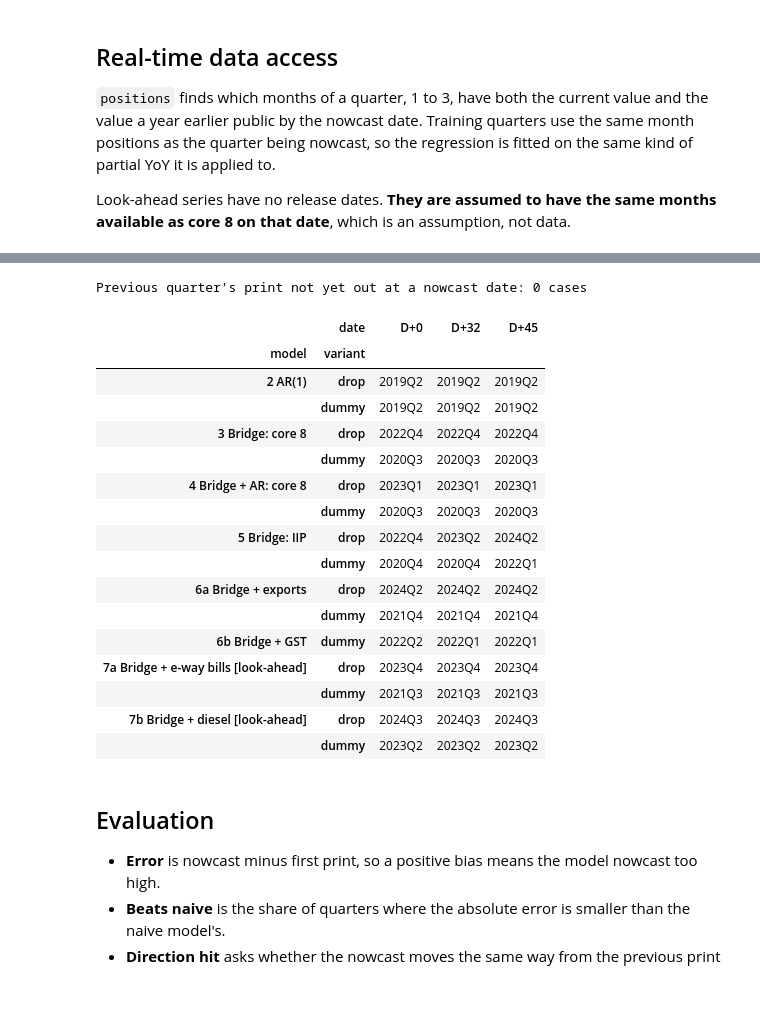
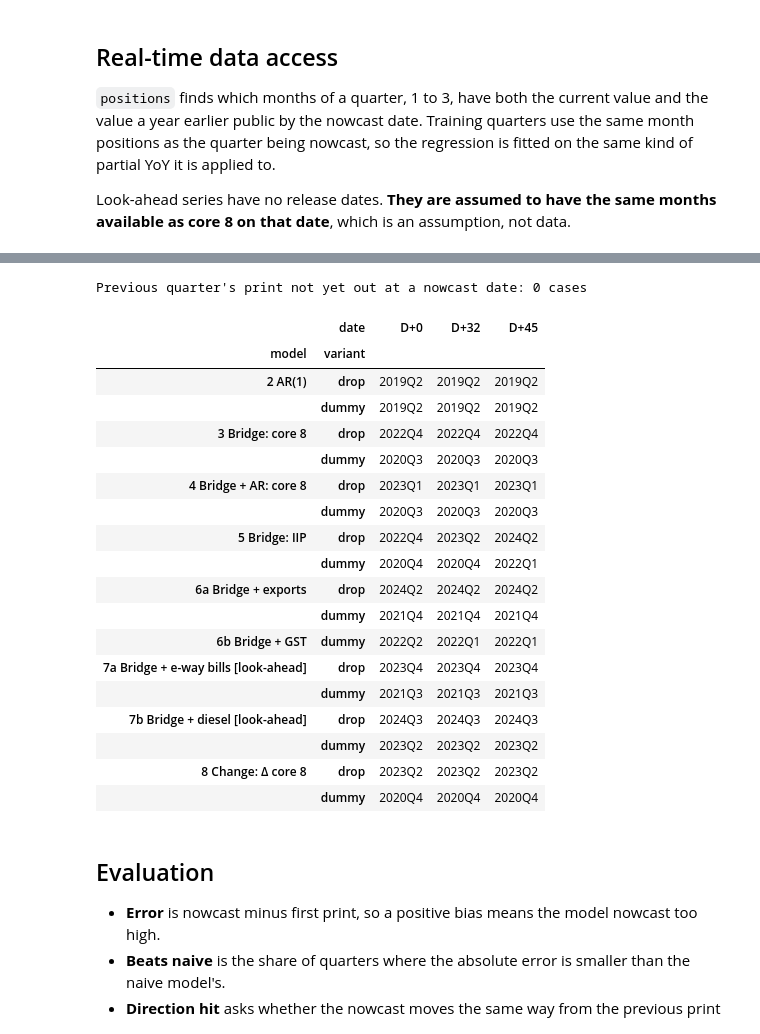
Before and after one commit to sayandp/india-gdp-nowcaster, a Jupyter notebook: notebooks/04_models.ipynb, the cells around one changed output, grey strips where cells are left out. Saved outputs shown, nothing was run; the diff lists cells and outputs as text; code cells hidden in the pictures; blank space fills up the shorter version.

```diff
--- a/notebooks/04_models.ipynb
+++ b/notebooks/04_models.ipynb
@@ -151,8 +153,10 @@ MODELS = {
     "6b Bridge + GST": ["core8", "gst"],
     "7a Bridge + e-way bills [look-ahead]": ["core8", "eway"],
     "7b Bridge + diesel [look-ahead]": ["core8", "diesel"],
+    "8 Change: Δ core 8": "change",  # Phase 4b, pre-registered
 }
 MAIN = list(MODELS)[:5]
+M8 = "8 Change: Δ core 8"
 
 def regressors(feats, q, pos, asof):
     return [gdp_known(prevq(q), asof) if f == "ar" else yoy(f, q, pos[f], asof) for f in feats]
@@ -184,6 +188,35 @@ def fit_predict(feats, variant, t, asof, drop=(), train_quarters=WINDOW, x_overr
     xt = np.r_[1.0, x_t, [float(t in COVID)] if use_dummy else []]
     return {"nowcast": float(xt @ beta), "n_train": len(y), "months": ",".join(f"{f}:{''.join(map(str, p))}" for f, p in pos.items())}
 
+def fit_change(variant, t, asof, drop=()):
+    """Model 8: ΔGDP first print on Δ core 8 partial-quarter YoY, same month positions in both quarters."""
+    pos = positions("core8", t, asof)
+    if not pos:
+        return None
+    dx = lambda q: yoy("core8", q, pos, asof) - yoy("core8", prevq(q), pos, asof)
+    x_t, last = dx(t), gdp_known(prevq(t), asof)
+    if np.isnan([x_t, last]).any():
+        return None
+    X, y, dummy = [], [], []
+    for j in WINDOW:
+        if j >= t or not REL[j] < asof or j in drop:
+            continue
+        if variant == "drop" and (j in COVID or prevq(j) in COVID):
+            continue
+        x = dx(j)
+        if np.isnan(x) or prevq(j) not in GDP.index:
+            continue
+        X.append(x); y.append(GDP[j] - GDP[prevq(j)]); dummy.append(float(j in COVID))
+    if len(y) < MIN_TRAIN:
+        return None
+    X = np.column_stack([np.ones(len(y)), X])
+    use_dummy = variant == "dummy" and any(dummy)
+    if use_dummy:
+        X = np.column_stack([X, dummy])
+    beta = np.linalg.lstsq(X, np.array(y), rcond=None)[0]
+    xt = np.r_[1.0, x_t, [float(t in COVID)] if use_dummy else []]
+    return {"nowcast": last + float(xt @ beta), "n_train": len(y), "months": "core8:" + "".join(map(str, pos))}
+
 def run_backtest(drop=(), quarters=WINDOW + NEW_BASE):
     rows = []
     for t in quarters:
@@ -197,38 +230,42 @@ def run_backtest(drop=(), quarters=WINDOW + NEW_BASE):
                 for variant in VARIANTS:
                     if feats is None:
                         out = {"nowcast": naive, "n_train": np.nan, "months": ""}
+                    elif feats == "change":
+                        out = fit_change(variant, t, asof, drop)
                     else:
                         out = fit_predict(feats, variant, t, asof, drop)
                     if out is not None:
                         rows.append({"model": model, "variant": variant, "date": date, "quarter": t, "asof": asof, **out,
                                      "actual": GDP.get(t, np.nan), "naive": naive, "last_print": last,
                                      "days_before_gdp": (REL[t] - asof).days if t in REL.index else np.nan})
     return pd.DataFrame(rows)
 
 nowcasts = run_backtest()
 print("Previous quarter's print not yet out at a nowcast date:", int((nowcasts.last_print != nowcasts.quarter.map(prevq)).sum()), "cases")
 nowcasts.to_csv(PROCESSED / "backtest_nowcasts.csv", index=False)
 first_test = nowcasts[nowcasts.quarter.isin(WINDOW)].groupby(["model", "variant", "date"]).quarter.min().unstack("date")
 display(first_test.loc[list(MODELS)[1:]])
 # %% [output]
 Previous quarter's print not yet out at a nowcast date: 0 cases
 |  | date | D+0 | D+32 | D+45 |
 | model | variant |  |  |  |
 | 2 AR(1) | drop | 2019Q2 | 2019Q2 | 2019Q2 |
 |  | dummy | 2019Q2 | 2019Q2 | 2019Q2 |
 | 3 Bridge: core 8 | drop | 2022Q4 | 2022Q4 | 2022Q4 |
 |  | dummy | 2020Q3 | 2020Q3 | 2020Q3 |
 | 4 Bridge + AR: core 8 | drop | 2023Q1 | 2023Q1 | 2023Q1 |
 |  | dummy | 2020Q3 | 2020Q3 | 2020Q3 |
 | 5 Bridge: IIP | drop | 2022Q4 | 2023Q2 | 2024Q2 |
 |  | dummy | 2020Q4 | 2020Q4 | 2022Q1 |
 | 6a Bridge + exports | drop | 2024Q2 | 2024Q2 | 2024Q2 |
 |  | dummy | 2021Q4 | 2021Q4 | 2021Q4 |
 | 6b Bridge + GST | dummy | 2022Q2 | 2022Q1 | 2022Q1 |
 | 7a Bridge + e-way bills [look-ahead] | drop | 2023Q4 | 2023Q4 | 2023Q4 |
 |  | dummy | 2021Q3 | 2021Q3 | 2021Q3 |
 | 7b Bridge + diesel [look-ahead] | drop | 2024Q3 | 2024Q3 | 2024Q3 |
 |  | dummy | 2023Q2 | 2023Q2 | 2023Q2 |
+| 8 Change: Δ core 8 | drop | 2023Q2 | 2023Q2 | 2023Q2 |
+|  | dummy | 2020Q4 | 2020Q4 | 2020Q4 |
 # %% [markdown]
 ## Evaluation
 
```
Also changed, not shown: parts of 8 cells of this notebook, 5 other files.
